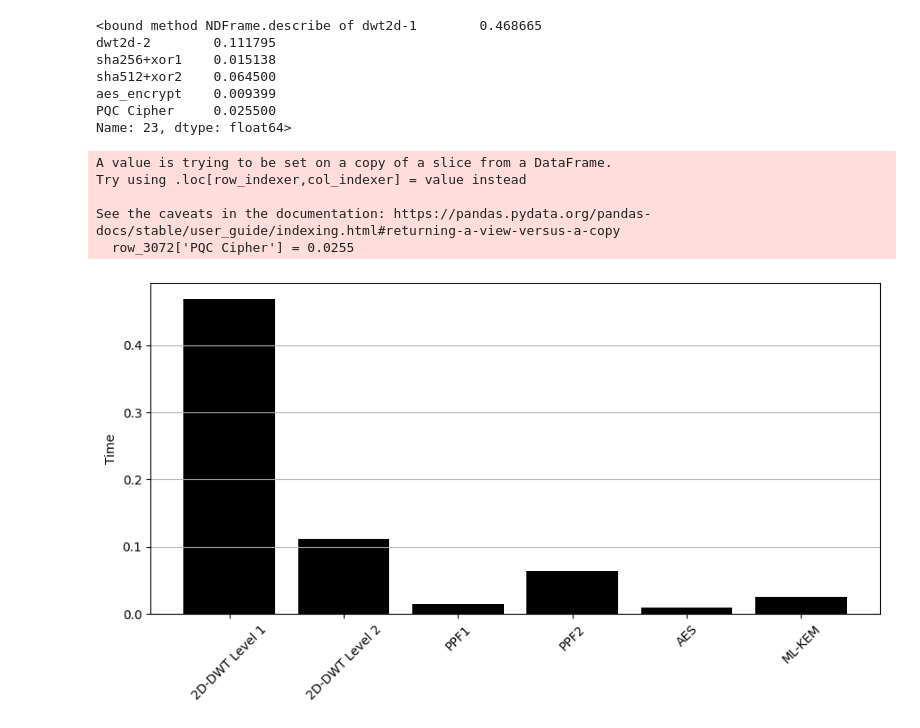
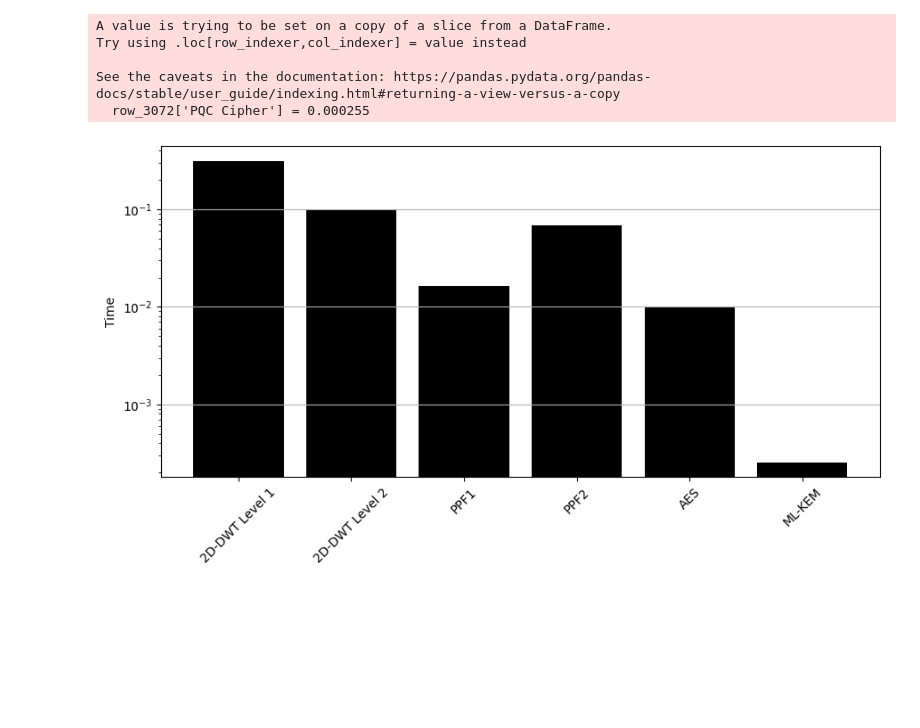
Before and after one commit to Patriot-Lab/ProjectSE, a Jupyter notebook: BufferSizeOptimization.ipynb, the cells around one changed output. Drawn from its saved outputs; the diff is of its cells as text; code cells hidden in the pictures; blank space fills up the shorter version.

```diff
--- a/BufferSizeOptimization.ipynb
+++ b/BufferSizeOptimization.ipynb
@@ -62,45 +71,39 @@ Buffer size 3456.0 and the corresponding _se_encrypt value is 3.333357418038144.
 # %%
 import pandas as pd
 import matplotlib.pyplot as plt
 
 def create_bar_plot(filePath):
     df = pd.read_csv(filePath)
 
-    row_3072 = df[df['Buffer'] == 3072]
-    row_3072['PQC Cipher'] = 0.0255
+    row_3072 = df[df['Buffer'] == 3200]
+    row_3072['PQC Cipher'] = 0.000255
 
     custom_labels = ['2D-DWT Level 1', '2D-DWT Level 2', 'PPF1', 'PPF2', 'AES', 'ML-KEM']
 
 
     data = row_3072.iloc[0, 1:].drop('_se_encrypt')
 
-
+    # data = data * 1000
     plt.figure(figsize=(9, 5))
     plt.bar(custom_labels, data, color='black')
 
 
     plt.ylabel('Time')
+    plt.yscale('log')
     plt.xticks(rotation=45)
     plt.grid(True, axis='y')
 
     plt.tight_layout()
     plt.savefig('plots/operations_time_comparison.svg', format='svg')
 
     plt.show()
 
 
 create_bar_plot('csv/log_4MB_image.png.csv')
 # %% [output]
-<bound method NDFrame.describe of dwt2d-1        0.468665
-dwt2d-2        0.111795
-sha256+xor1    0.015138
-sha512+xor2    0.064500
-aes_encrypt    0.009399
-PQC Cipher     0.025500
-Name: 23, dtype: float64>
+A value is trying to be set on a copy of a slice from a DataFrame.
+Try using .loc[row_indexer,col_indexer] = value instead
+
+See the caveats in the documentation: https://pandas.pydata.org/pandas-docs/stable/user_guide/indexing.html#returning-a-view-versus-a-copy
+  row_3072['PQC Cipher'] = 0.000255
-A value is trying to be set on a copy of a slice from a DataFrame.
-Try using .loc[row_indexer,col_indexer] = value instead
-
-See the caveats in the documentation: https://pandas.pydata.org/pandas-docs/stable/user_guide/indexing.html#returning-a-view-versus-a-copy
-  row_3072['PQC Cipher'] = 0.0255
-[figure, old version]
+[figure, new version]
```
Also changed, not shown: parts of 1 cell of this notebook, 2 other files.
